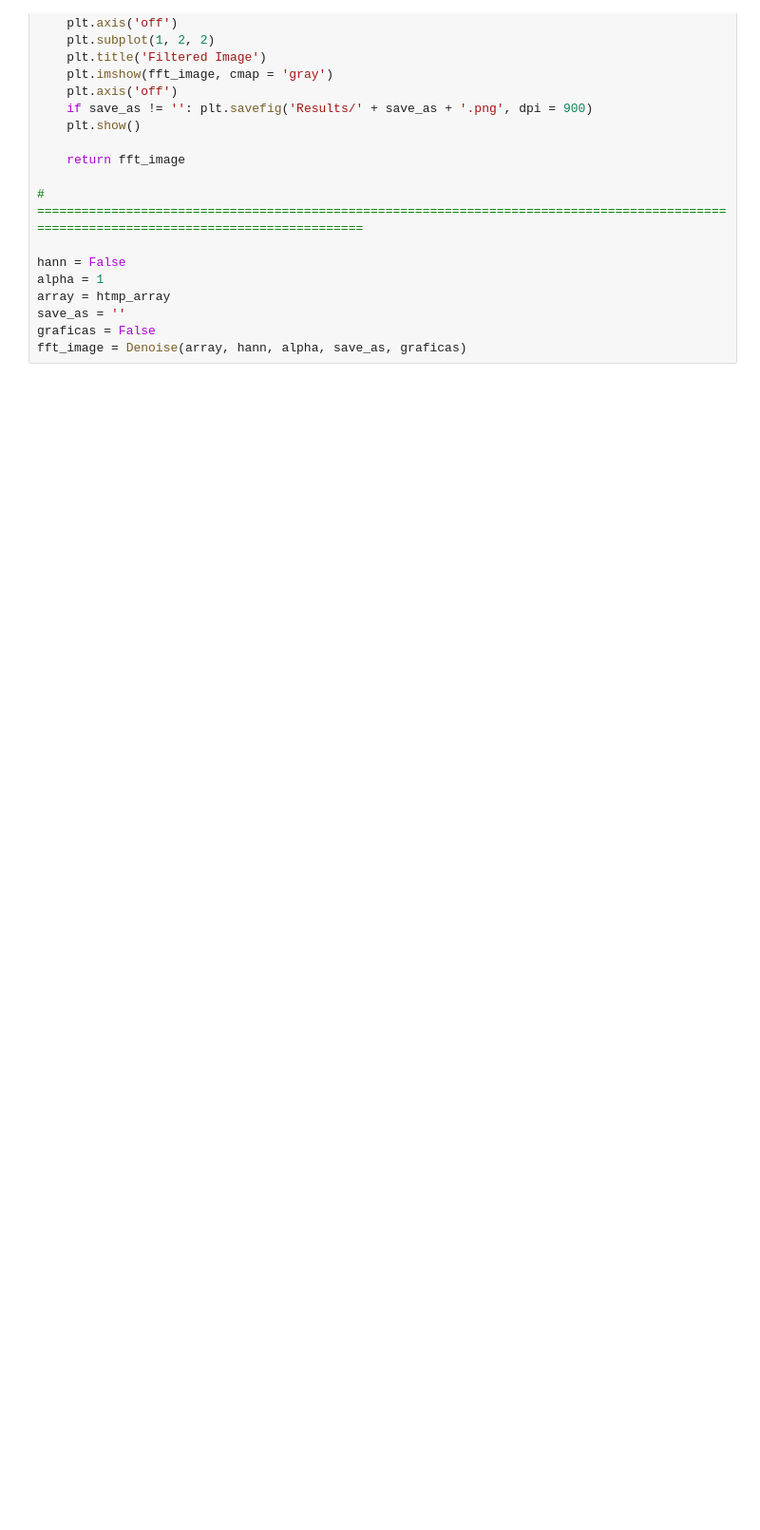
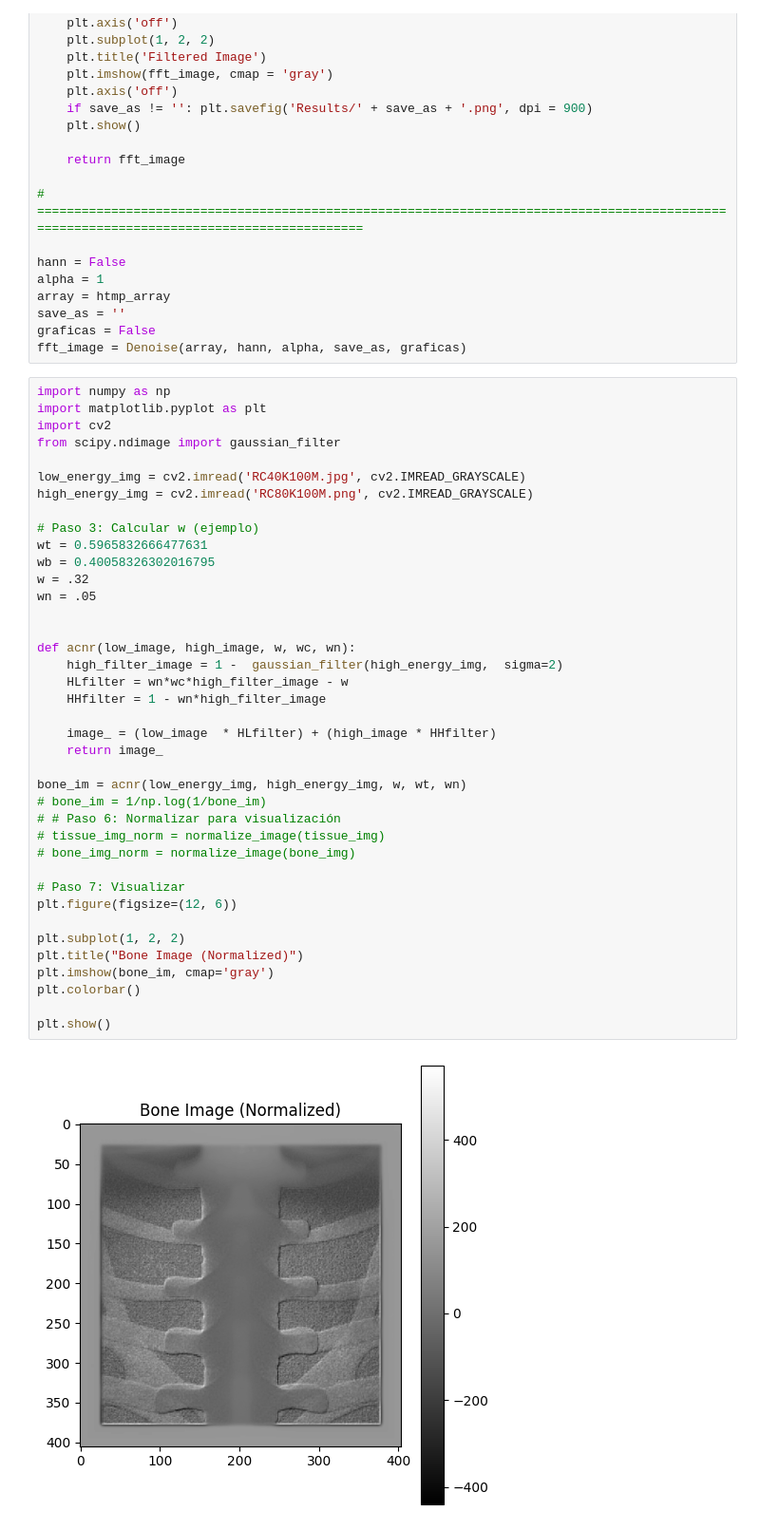
Before and after one commit to miguelcomett/G4_IFI-Team_2024, a Jupyter notebook: miguelcomett/Radiography_Processing.ipynb, the cells around one changed output. Shown: that part at 95% size. Drawn from its saved outputs; the diff is of its cells as text; blank space fills up the shorter version.

```diff
--- a/miguelcomett/Radiography_Processing.ipynb
+++ b/miguelcomett/Radiography_Processing.ipynb
@@ -668,3 +672,44 @@ array = htmp_array
 save_as = ''
 graficas = False
 fft_image = Denoise(array, hann, alpha, save_as, graficas)
+# %%
+import numpy as np
+import matplotlib.pyplot as plt
+import cv2
+from scipy.ndimage import gaussian_filter
+
+low_energy_img = cv2.imread('RC40K100M.jpg', cv2.IMREAD_GRAYSCALE)
+high_energy_img = cv2.imread('RC80K100M.png', cv2.IMREAD_GRAYSCALE)
+
+# Paso 3: Calcular w (ejemplo)
+wt = 0.5965832666477631
+wb = 0.40058326302016795
+w = .32
+wn = .05
+
+
+def acnr(low_image, high_image, w, wc, wn):
+    high_filter_image = 1 -  gaussian_filter(high_energy_img,  sigma=2)
+    HLfilter = wn*wc*high_filter_image - w
+    HHfilter = 1 - wn*high_filter_image
+
+    image_ = (low_image  * HLfilter) + (high_image * HHfilter)
+    return image_
+
+bone_im = acnr(low_energy_img, high_energy_img, w, wt, wn)
+# bone_im = 1/np.log(1/bone_im)
+# # Paso 6: Normalizar para visualización
+# tissue_img_norm = normalize_image(tissue_img)
+# bone_img_norm = normalize_image(bone_img)
+
+# Paso 7: Visualizar
+plt.figure(figsize=(12, 6))
+
+plt.subplot(1, 2, 2)
+plt.title("Bone Image (Normalized)")
+plt.imshow(bone_im, cmap='gray')
+plt.colorbar()
+
+plt.show()
+# %% [output]
+[figure, added]
```
Also changed, not shown: parts of 7 cells of this notebook, 10 other files.
